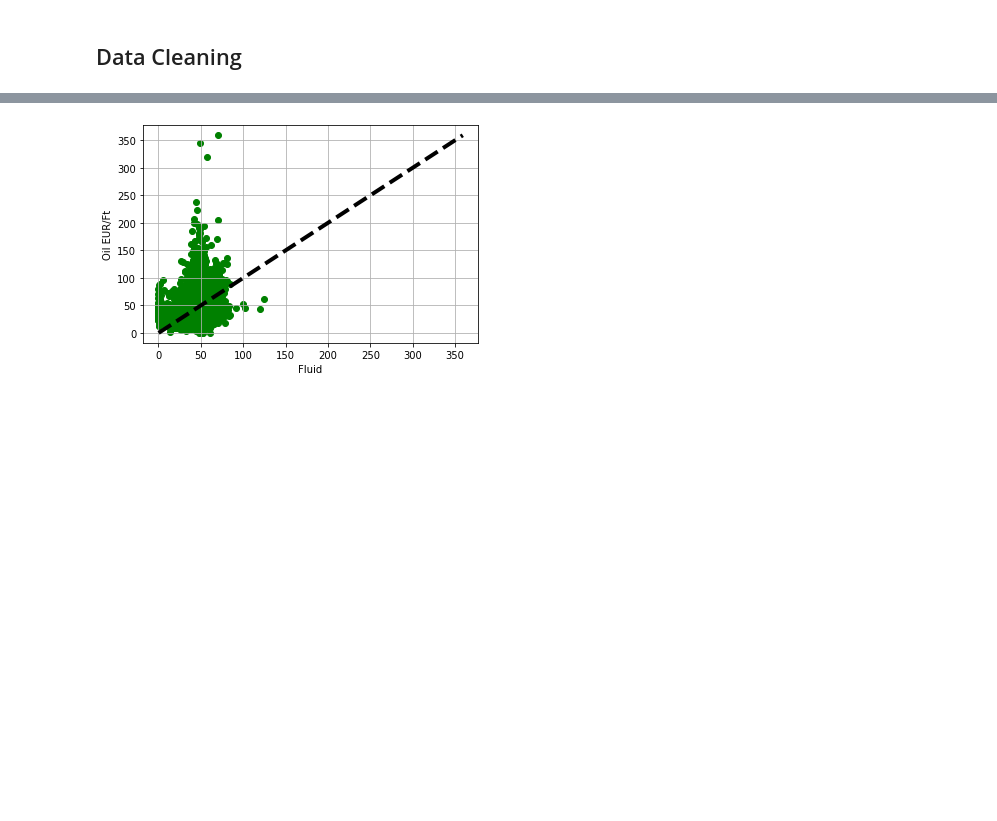
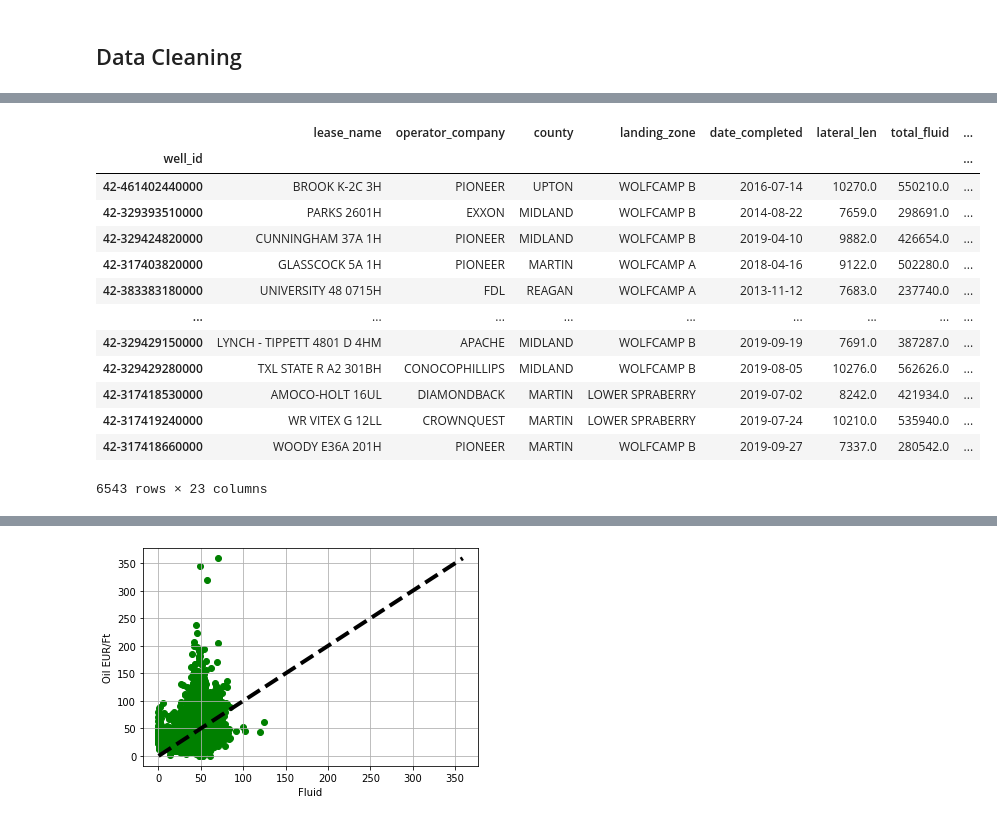
Before and after one commit to Auelocks/Friday_Night_Lights, a Jupyter notebook: Permian_ML_Model_OHE.ipynb, the cells around one changed output, grey strips where cells are left out. Cells and saved outputs as stored; diff of their text form; code cells hidden in the pictures; blank space fills up the shorter version.

```diff
--- a/Permian_ML_Model_OHE.ipynb
+++ b/Permian_ML_Model_OHE.ipynb
@@ -80,3 +82,26 @@ df
+# %%
+# Calculate in-place volume
+df["OOIP"] = ((df["well_spacing"]*df["lateral_len"]*df["isopach"])/5.615*df['porosity']*(1-df['sw']))/(df['fvf']*1000000)
+df["OilRF"] = (df['oil_eur']/1000)/df['OOIP']
+df["BV"] = df["well_spacing"]*df["lateral_len"]*df["isopach"]
+df["Normalized_Compl"] = df['total_fluid']/df["BV"]
+# %%
+df
+# %% [output]
+|  | lease_name | operator_company | county | landing_zone | date_completed | lateral_len | total_fluid | ... |
+| well_id |  |  |  |  |  |  |  | ... |
+| 42-461402440000 | BROOK K-2C 3H | PIONEER | UPTON | WOLFCAMP B | 2016-07-14 | 10270.0 | 550210.0 | ... |
+| 42-329393510000 | PARKS 2601H | EXXON | MIDLAND | WOLFCAMP B | 2014-08-22 | 7659.0 | 298691.0 | ... |
+| 42-329424820000 | CUNNINGHAM 37A 1H | PIONEER | MIDLAND | WOLFCAMP B | 2019-04-10 | 9882.0 | 426654.0 | ... |
+| 42-317403820000 | GLASSCOCK 5A 1H | PIONEER | MARTIN | WOLFCAMP A | 2018-04-16 | 9122.0 | 502280.0 | ... |
+| 42-383383180000 | UNIVERSITY 48 0715H | FDL | REAGAN | WOLFCAMP A | 2013-11-12 | 7683.0 | 237740.0 | ... |
+| ... | ... | ... | ... | ... | ... | ... | ... | ... |
+| 42-329429150000 | LYNCH - TIPPETT 4801 D 4HM | APACHE | MIDLAND | WOLFCAMP B | 2019-09-19 | 7691.0 | 387287.0 | ... |
+| 42-329429280000 | TXL STATE R A2 301BH | CONOCOPHILLIPS | MIDLAND | WOLFCAMP B | 2019-08-05 | 10276.0 | 562626.0 | ... |
+| 42-317418530000 | AMOCO-HOLT 16UL | DIAMONDBACK | MARTIN | LOWER SPRABERRY | 2019-07-02 | 8242.0 | 421934.0 | ... |
+| 42-317419240000 | WR VITEX G 12LL | CROWNQUEST | MARTIN | LOWER SPRABERRY | 2019-07-24 | 10210.0 | 535940.0 | ... |
+| 42-317418660000 | WOODY E36A 201H | PIONEER | MARTIN | WOLFCAMP B | 2019-09-27 | 7337.0 | 280542.0 | ... |
+6543 rows × 23 columns
 # %%
 # Normalize EUR by LL - Multiplying by 1000 converts it into oilfield recognized values
 df['oil_eur_perft'] = df['oil_eur'] / df['lateral_len'] * 1000
```
Also changed, not shown: parts of 6 cells of this notebook.
